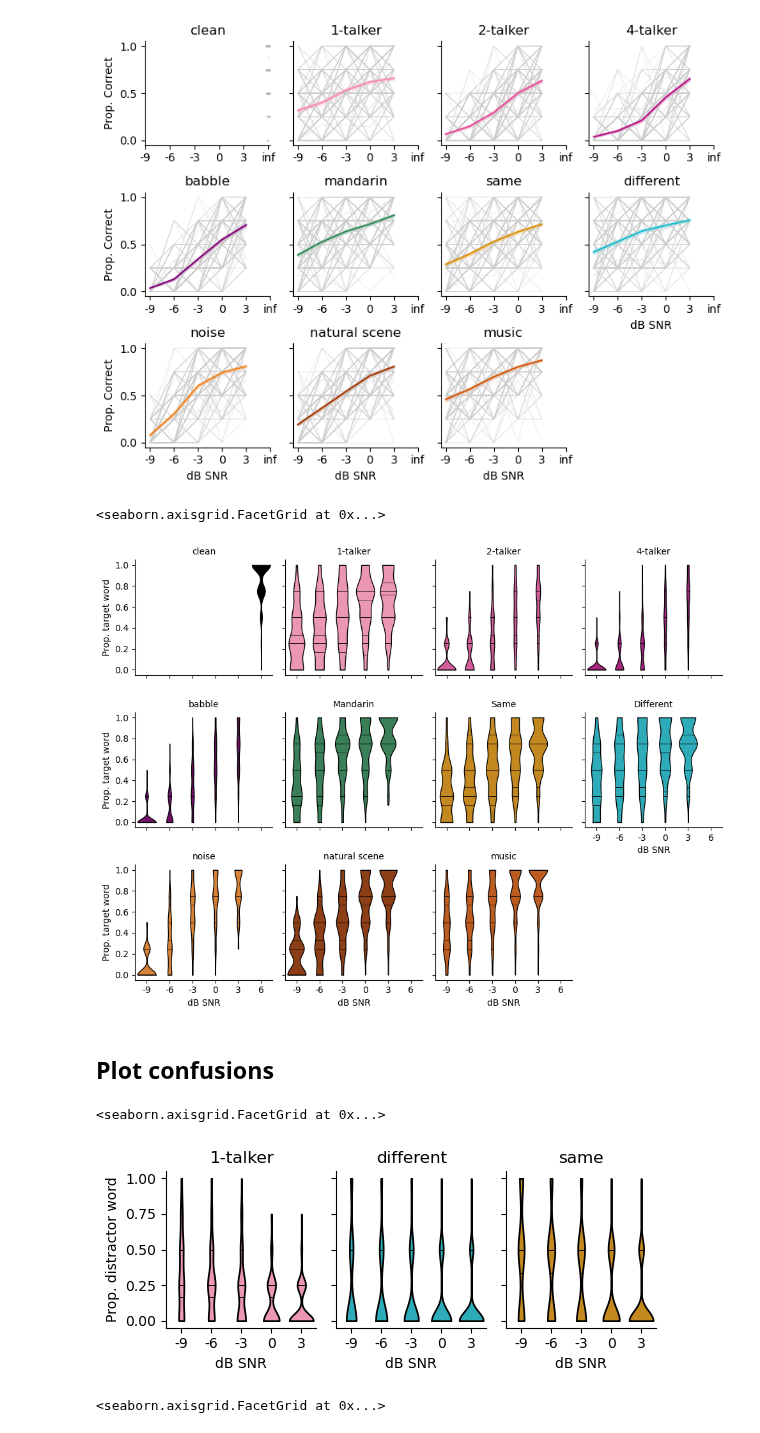
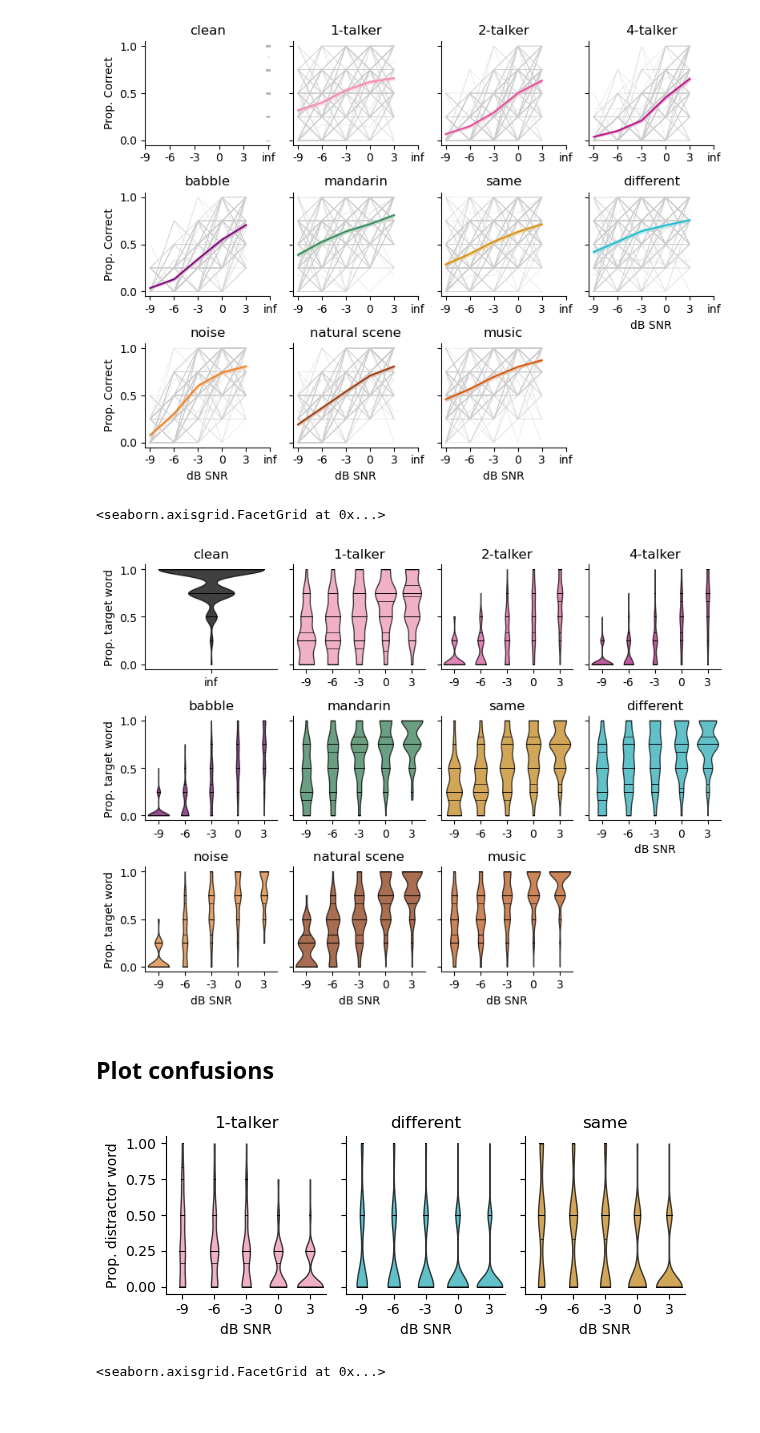
Before and after one commit to mcdermottLab/auditory_attention, a Jupyter notebook: notebooks/rebuttal_analysis/individual_participants_fig_2.ipynb, the cells around one changed output. Cells and saved outputs as stored; diff of their text form; code cells hidden in the pictures.

```diff
--- a/notebooks/rebuttal_analysis/individual_participants_fig_2.ipynb
+++ b/notebooks/rebuttal_analysis/individual_participants_fig_2.ipynb
@@ -263,9 +266,9 @@ import matplotlib.pyplot as plt
 # Prepare data
 to_plot = human_data.copy()
 to_plot['background_condition'] = to_plot['background_condition'].replace({'Mandarin distractor': 'Mandarin'})
-# set SNR to numeric
-# to_plot['snr'] = to_plot['snr'].astype(float)
-# Sort SNRs for consistent x-axis alignment
+to_plot.snr = to_plot.snr.astype(str)
+to_plot.loc[to_plot['snr'] == '6', 'snr'] = 'inf'
+
 snr_ticks = sorted(to_plot['snr'].unique())
 
 # Create relplot (lineplot per condition)
@@ -280,8 +283,10 @@ g = sns.catplot(
     # errorbar=("se", 2),          # Standard error
     # zorder=4,
     col_wrap=4,
-    height=2.5,
-    aspect=1,
+    height=2,
+    # aspect=1,
+    sharex=False,
+    alpha=0.75,
     cut=0,
     # aspect=0.75,
     legend=False,
@@ -293,11 +298,17 @@ g = sns.catplot(
 
 # Final plot formatting
 g.set_titles("{col_name}")
+for ax in g.axes.flat:
+    title = ax.get_title()
+    ax.set_title(title.lower())
+
 g.set_axis_labels("dB SNR", "Prop. target word")
 # g.tight_layout()
+
+# plt.savefig(outdir / 'exp_1_human_diotic_conditions_accuracy_violins.pdf', transparent=True,  bbox_inches='tight')
 # %% [output]
 <seaborn.axisgrid.FacetGrid at 0x...>
-[figure, old version]
+[figure, new version]
 # %% [markdown]
 ## Plot confusions
 # %%
@@ -315,44 +326,42 @@ same_v_diff_sex_confusion_data = same_v_diff_sex_confusion_data.rename(columns={
 one_talker_confusions = human_data[human_data.background_condition == '1-talker'].reset_index(drop=True)
 to_plot = pd.concat([one_talker_confusions, same_v_diff_sex_confusion_data], axis=0, ignore_index=True)
 
 g = sns.catplot(
     data=to_plot,
     x="snr", y="confusions",
     col="background_condition",
     # col_order=col_order,
     hue="background_condition",
     palette=palette,             # Use provided palette dict
     kind="violin",
-    # errorbar=("se", 2),          # Standard error
-    # zorder=4,
-    col_wrap=4,
     height=2.5,
+    # aspect=1,
+    sharex=False,
+    alpha=0.75,
     cut=0,
+    aspect=.8,
     legend=False,
+    linewidth=1,
     inner="stick",
-    aspect=0.75,
-    # linewidth=1,
-    # linecolor="k"    # alpha=0.75,
-    # k_depth="full",
-    # width_method='exponential',
 
 )
 xticklabels = list(to_plot.snr.unique())
 xticklabels[-1] = 'inf'
 # Reduce the frequency of the x axis ticks
 # g.set(xticks=to_plot.snr.unique(), xticklabels=xticklabels)
 
 # Tweak the supporting aspects of the plot
 g.set_titles("{col_name}")
 for ax in g.axes.flat:
     title = ax.get_title()
     ax.set_title(title.lower())
 
 g.set_axis_labels("dB SNR", "Prop. distractor word")
-g.tight_layout()
+
+# plt.savefig(outdir / 'exp_1_human_diotic_conditions_confusions_violins.pdf', transparent=True,  bbox_inches='tight')
+#
 # %% [output]
-<seaborn.axisgrid.FacetGrid at 0x...>
-[figure, old version]
+[figure, new version]
 # %%
 one_talker_confusions = human_data[human_data.background_condition == '1-talker'].reset_index(drop=True)
 to_plot = pd.concat([one_talker_confusions, same_v_diff_sex_confusion_data], axis=0, ignore_index=True)
```
Also changed, not shown: parts of 3 cells of this notebook, 4 other files.
